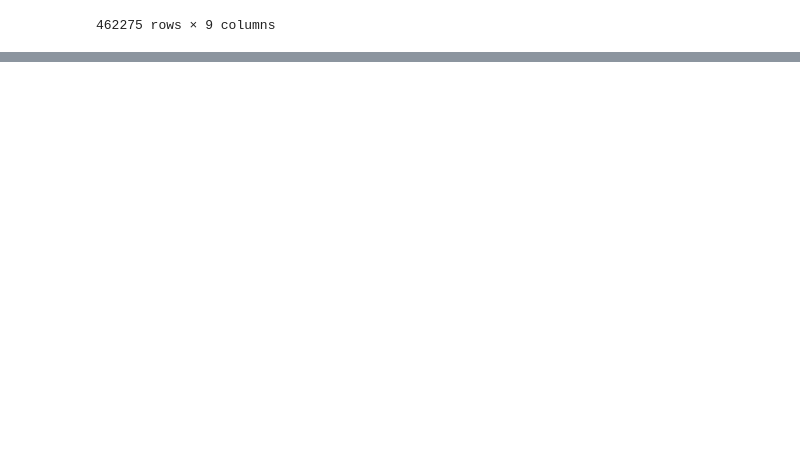
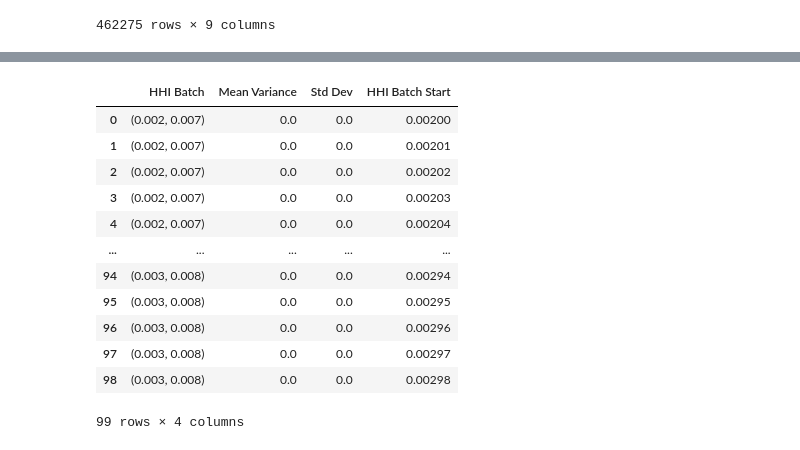
Before and after one commit to the-salty-austin/2025-iaqf-mafn, a Jupyter notebook: austin/options_iv.ipynb, the cells around one changed output, grey strips where cells are left out. Drawn from its saved outputs; the diff is of its cells as text; code cells hidden in the pictures; blank space fills up the shorter version.

```diff
--- a/austin/options_iv.ipynb
+++ b/austin/options_iv.ipynb
@@ -252,0 +568,16 @@ agg_df.to_csv(os.path.join(DATA_ROOT, "option_iv", f"{symbol}-iv-1d.csv"))
+# %%
+df
+# %% [output]
+|  | HHI Batch | Mean Variance | Std Dev | HHI Batch Start |
+| 0 | (0.002, 0.007) | 0.0 | 0.0 | 0.00200 |
+| 1 | (0.002, 0.007) | 0.0 | 0.0 | 0.00201 |
+| 2 | (0.002, 0.007) | 0.0 | 0.0 | 0.00202 |
+| 3 | (0.002, 0.007) | 0.0 | 0.0 | 0.00203 |
+| 4 | (0.002, 0.007) | 0.0 | 0.0 | 0.00204 |
+| ... | ... | ... | ... | ... |
+| 94 | (0.003, 0.008) | 0.0 | 0.0 | 0.00294 |
+| 95 | (0.003, 0.008) | 0.0 | 0.0 | 0.00295 |
+| 96 | (0.003, 0.008) | 0.0 | 0.0 | 0.00296 |
+| 97 | (0.003, 0.008) | 0.0 | 0.0 | 0.00297 |
+| 98 | (0.003, 0.008) | 0.0 | 0.0 | 0.00298 |
+99 rows × 4 columns
```
Also changed, not shown: parts of 16 cells of this notebook.
